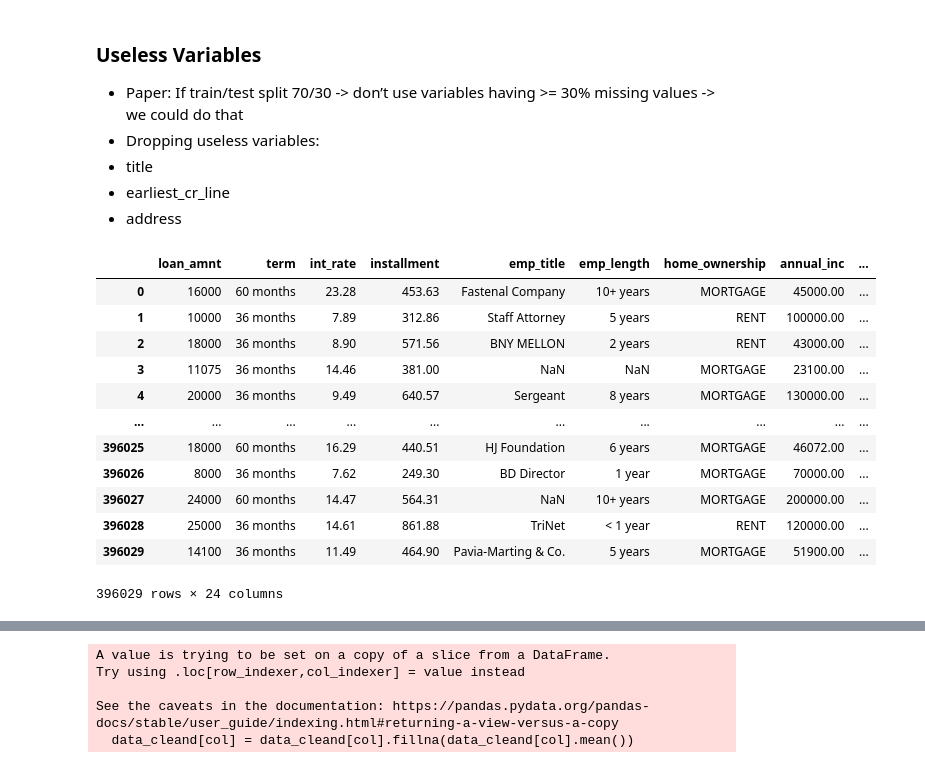
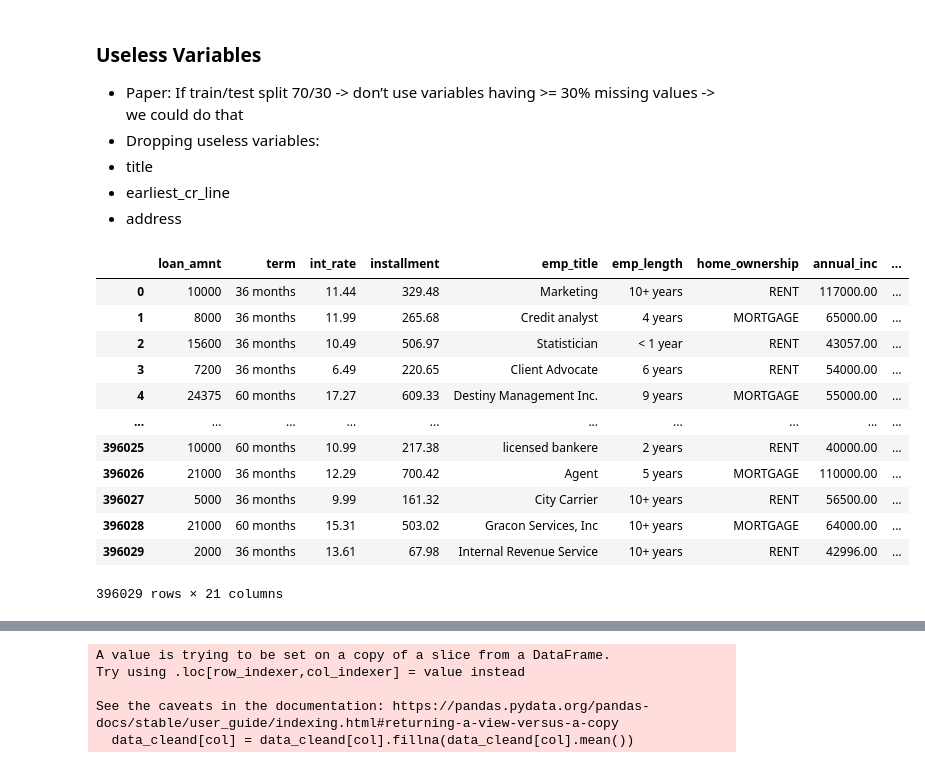
Before and after one commit to Teccaa/Applied_Credit_Risk, a Jupyter notebook: Data_Cleaning.ipynb, the cells around one changed output, grey strips where cells are left out. Cells and saved outputs as stored; diff of their text form; code cells hidden in the pictures.

Commit message:
Adjustments Data_Cleaning & Presentation notes in Structure.docx

```diff
--- a/Data_Cleaning.ipynb
+++ b/Data_Cleaning.ipynb
@@ -306,23 +312,23 @@ Text(0, 0.5, 'Frequency')
 # %%
 # Dropping useless variables
 data_cleand = data.drop(['title', 'earliest_cr_line', 'address'], axis=1)
 
 # Dropping variables having more than train_ratio% of nan values
 train_ratio = 0.7
 test_ratio = 0.3
-data_cleand = data.loc[:, nans["pct_nan"] <= test_ratio]
+data_cleand = data_cleand.loc[:, nans["pct_nan"] <= test_ratio]
 data_cleand
 # %% [output]
 |  | loan_amnt | term | int_rate | installment | emp_title | emp_length | home_ownership | annual_inc | ... |
-| 0 | 16000 | 60 months | 23.28 | 453.63 | Fastenal Company | 10+ years | MORTGAGE | 45000.00 | ... |
-| 1 | 10000 | 36 months | 7.89 | 312.86 | Staff Attorney | 5 years | RENT | 100000.00 | ... |
-| 2 | 18000 | 36 months | 8.90 | 571.56 | BNY MELLON | 2 years | RENT | 43000.00 | ... |
-| 3 | 11075 | 36 months | 14.46 | 381.00 | NaN | NaN | MORTGAGE | 23100.00 | ... |
-| 4 | 20000 | 36 months | 9.49 | 640.57 | Sergeant | 8 years | MORTGAGE | 130000.00 | ... |
+| 0 | 10000 | 36 months | 11.44 | 329.48 | Marketing | 10+ years | RENT | 117000.00 | ... |
+| 1 | 8000 | 36 months | 11.99 | 265.68 | Credit analyst | 4 years | MORTGAGE | 65000.00 | ... |
+| 2 | 15600 | 36 months | 10.49 | 506.97 | Statistician | < 1 year | RENT | 43057.00 | ... |
+| 3 | 7200 | 36 months | 6.49 | 220.65 | Client Advocate | 6 years | RENT | 54000.00 | ... |
+| 4 | 24375 | 60 months | 17.27 | 609.33 | Destiny Management Inc. | 9 years | MORTGAGE | 55000.00 | ... |
 | ... | ... | ... | ... | ... | ... | ... | ... | ... | ... |
-| 396025 | 18000 | 60 months | 16.29 | 440.51 | HJ Foundation | 6 years | MORTGAGE | 46072.00 | ... |
-| 396026 | 8000 | 36 months | 7.62 | 249.30 | BD Director | 1 year | MORTGAGE | 70000.00 | ... |
-| 396027 | 24000 | 60 months | 14.47 | 564.31 | NaN | 10+ years | MORTGAGE | 200000.00 | ... |
-| 396028 | 25000 | 36 months | 14.61 | 861.88 | TriNet | < 1 year | RENT | 120000.00 | ... |
-| 396029 | 14100 | 36 months | 11.49 | 464.90 | Pavia-Marting & Co. | 5 years | MORTGAGE | 51900.00 | ... |
+| 396025 | 10000 | 60 months | 10.99 | 217.38 | licensed bankere | 2 years | RENT | 40000.00 | ... |
+| 396026 | 21000 | 36 months | 12.29 | 700.42 | Agent | 5 years | MORTGAGE | 110000.00 | ... |
+| 396027 | 5000 | 36 months | 9.99 | 161.32 | City Carrier | 10+ years | RENT | 56500.00 | ... |
+| 396028 | 21000 | 60 months | 15.31 | 503.02 | Gracon Services, Inc | 10+ years | MORTGAGE | 64000.00 | ... |
+| 396029 | 2000 | 36 months | 13.61 | 67.98 | Internal Revenue Service | 10+ years | RENT | 42996.00 | ... |
-396029 rows × 24 columns
+396029 rows × 21 columns
```
Also changed, not shown: parts of 16 cells of this notebook, 1 other file.
